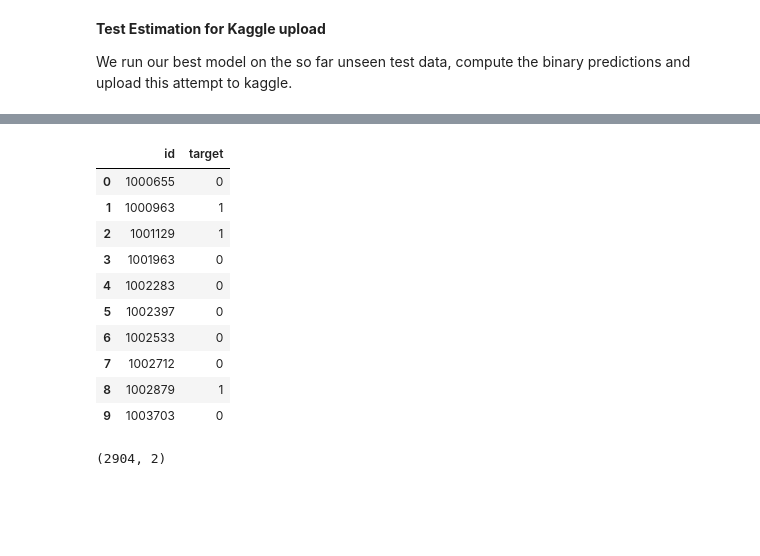
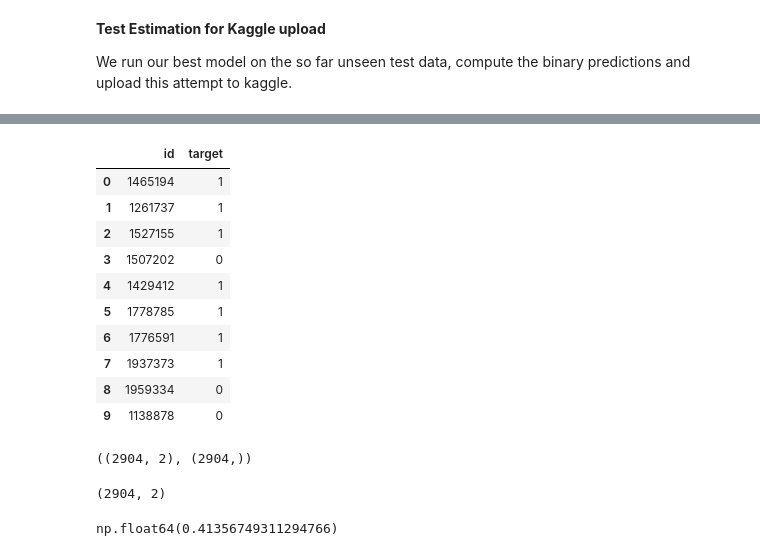
Before and after one commit to Conni2/churn_python, a Jupyter notebook: churn_FE_julius.ipynb, the cells around one changed output, grey strips where cells are left out. Drawn from its saved outputs; the diff is of its cells as text; code cells hidden in the pictures; blank space fills up the shorter version.

```diff
--- a/churn_FE_julius.ipynb
+++ b/churn_FE_julius.ipynb
@@ -83,0 +168,4 @@ A very similar feature with a seven days lookback window can be included with th
+# %%
+# create features for first observation window, then merge to user_data
+features_1 = create_features(df, observation_start, observation_end)
+user_data = user_data.merge(features_1, on='userId', how='left')
@@ -83,0 +234,3 @@ A very similar feature with a seven days lookback window can be included with th
+# %%
+user_data_train = feature_engineering(train)
+user_data_train.head()
@@ -263,11 +437,11 @@ from sklearn.ensemble import AdaBoostClassifier
 from sklearn.tree import DecisionTreeClassifier
 
 # select features and target variable
-features = ['days_since_last_event', 'events_last_7d', 'songs_last_7d', 'sessions_last_7d']
+features = ['total_events', 'songs_played']
 target = 'churned'
 
-X = user_base[features]
-y = user_base[target]
+X = user_data_train[features]
+y = user_data_train[target]
 
 # train validation split with stratification
 X_train, X_val, y_train, y_val = train_test_split(
@@ -421,0 +611,5 @@ user_base_test.head(10)
+# %%
+user_data_test = feature_engineering_test(test)
+# fill missing values with 0
+user_data_test.fillna(0, inplace=True)
+user_data_test.head(10)
@@ -422,30 +628,46 @@ user_base_test.head(10)
 # %%
 # select features
-features = ['days_since_last_event', 'events_last_7d', 'songs_last_7d', 'sessions_last_7d']
-X = user_base_test[features]
+features = ['total_events', 'songs_played']
+X = user_data_test[features]
 
-# predict
-y_pred = best_model.predict(X)
+# predict in two cases: churn (0) if no data available for user
+missing_mask = X.isna().any(axis=1)
+
+# initialize predictions array: churn prediction is zero
+y_pred = np.zeros(X.shape[0], dtype=int)
+# predict for users with data
+
+# users with data
+X_valid = X[~missing_mask]
+y_pred_valid = best_model.predict(X_valid)
+
+# write predictions in at correct positions
+y_pred[~missing_mask] = y_pred_valid
+
 
 # create dataframe with userId and predictions
 predictions_df = pd.DataFrame({
-    'id': user_base_test['userId'],
+    'id': user_data_test['userId'],
     'target': y_pred
 })
 
 predictions_df.head(10)
 # %% [output]
 |  | id | target |
-| 0 | 1000655 | 0 |
-| 1 | 1000963 | 1 |
-| 2 | 1001129 | 1 |
-| 3 | 1001963 | 0 |
-| 4 | 1002283 | 0 |
-| 5 | 1002397 | 0 |
-| 6 | 1002533 | 0 |
-| 7 | 1002712 | 0 |
-| 8 | 1002879 | 1 |
-| 9 | 1003703 | 0 |
+| 0 | 1465194 | 1 |
+| 1 | 1261737 | 1 |
+| 2 | 1527155 | 1 |
+| 3 | 1507202 | 0 |
+| 4 | 1429412 | 1 |
+| 5 | 1778785 | 1 |
+| 6 | 1776591 | 1 |
+| 7 | 1937373 | 1 |
+| 8 | 1959334 | 0 |
+| 9 | 1138878 | 0 |
+# %%
+X.shape, y_pred.shape
+# %% [output]
+((2904, 2), (2904,))
 # %%
 # export as csv
 predictions_df.to_csv("churn_predictions.csv", index=False)
@@ -453,3 +675,8 @@ predictions_df.to_csv("churn_predictions.csv", index=False)
 predictions_df.shape
 # %% [output]
 (2904, 2)
+# %%
+# count values of predictions_df target
+predictions_df['target'].mean()
+# %% [output]
+np.float64(0.41356749311294766)
```
Also changed, not shown: parts of 16 cells of this notebook.
